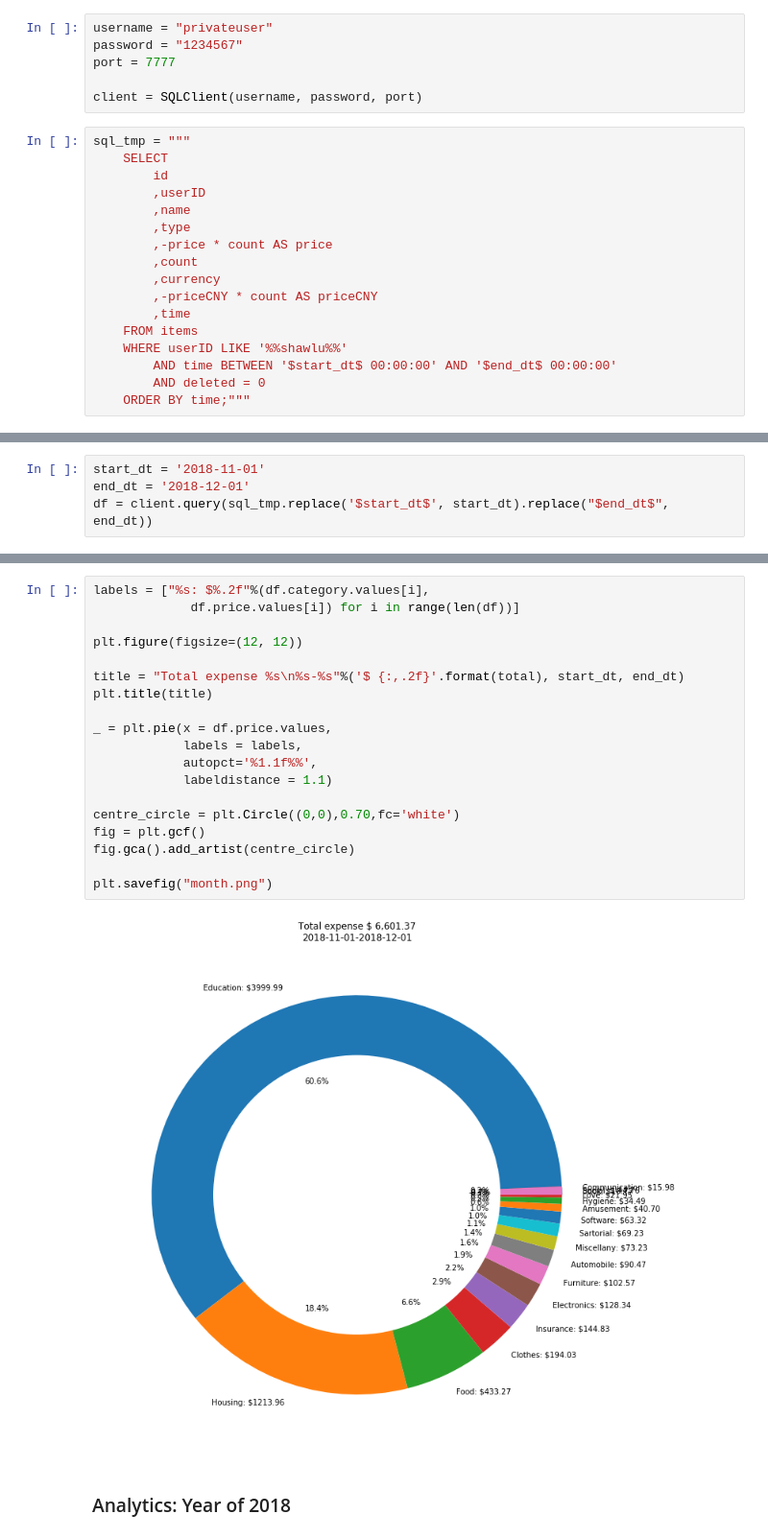
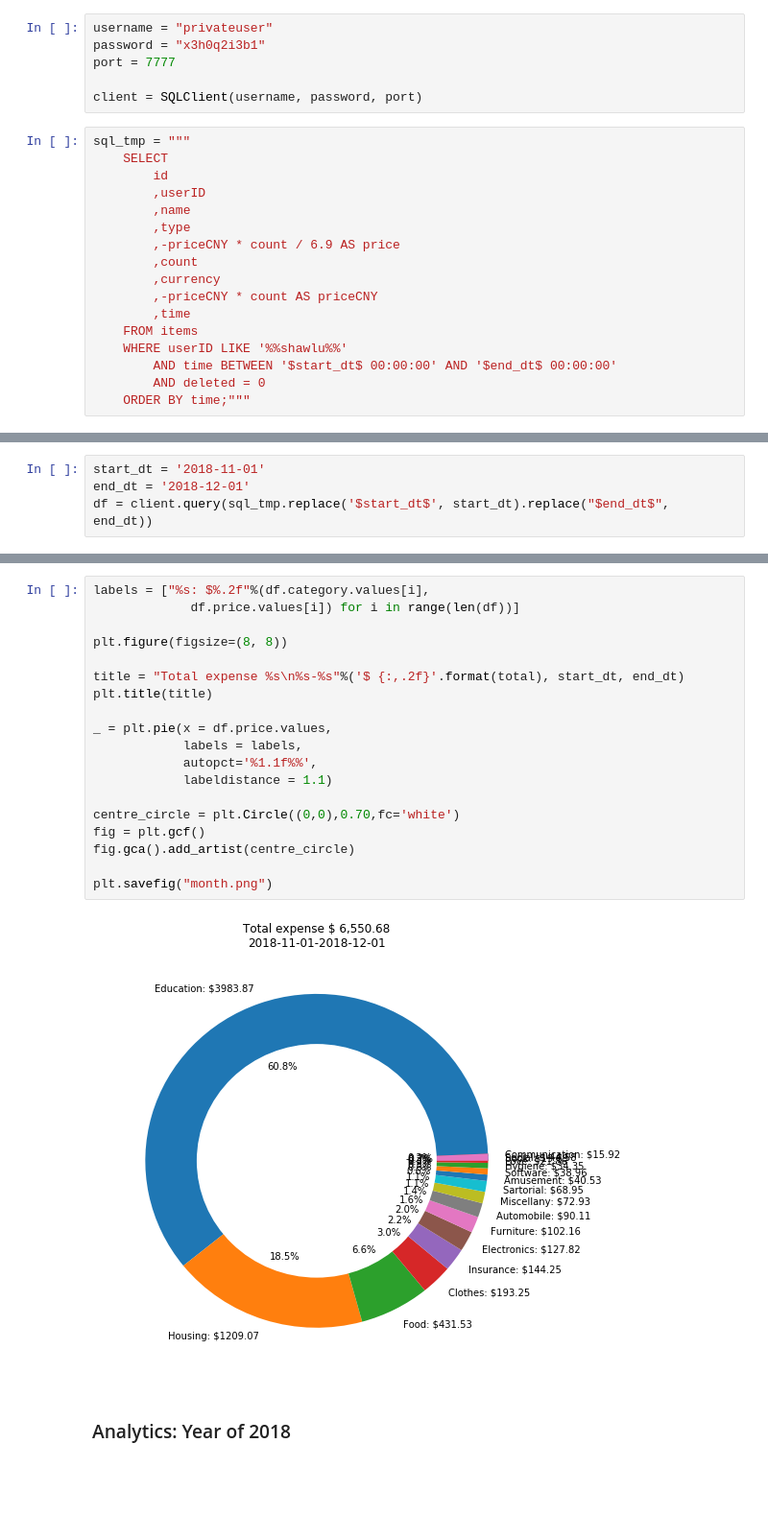
Before and after one commit to shawlu95/Grocery-Matter, a Jupyter notebook: analytics/analytics.ipynb, the cells around one changed output, grey strips where cells are left out. Shown: that part at 96% size. Cells and saved outputs as stored; diff of their text form; blank space fills up the shorter version.

```diff
--- a/analytics/analytics.ipynb
+++ b/analytics/analytics.ipynb
@@ -13,7 +13,7 @@ from analytics import SQLClient
 ### Connect to MySQL database
 # %%
 username = "privateuser"
-password = "1234567"
+password = "x3h0q2i3b1"
 port = 7777
 
 client = SQLClient(username, password, port)
@@ -24,7 +24,7 @@ sql_tmp = """
         ,userID
         ,name
         ,type
-        ,-price * count AS price
+        ,-priceCNY * count / 6.9 AS price
         ,count
         ,currency
         ,-priceCNY * count AS priceCNY
@@ -70,24 +70,24 @@ df
 # %%
 labels = ["%s: $%.2f"%(df.category.values[i],
              df.price.values[i]) for i in range(len(df))]
 
-plt.figure(figsize=(12, 12))
+plt.figure(figsize=(8, 8))
 
 title = "Total expense %s\n%s-%s"%('$ {:,.2f}'.format(total), start_dt, end_dt)
 plt.title(title)
 
 _ = plt.pie(x = df.price.values,
             labels = labels,
             autopct='%1.1f%%',
             labeldistance = 1.1)
 
 centre_circle = plt.Circle((0,0),0.70,fc='white')
 fig = plt.gcf()
 fig.gca().add_artist(centre_circle)
 
 plt.savefig("month.png")
 # %% [output]
-[figure, old version]
+[figure, new version]
 # %% [markdown]
 ### Analytics: Year of 2018
 # %%
```
Also changed, not shown: parts of 3 cells of this notebook, 4 other files.
